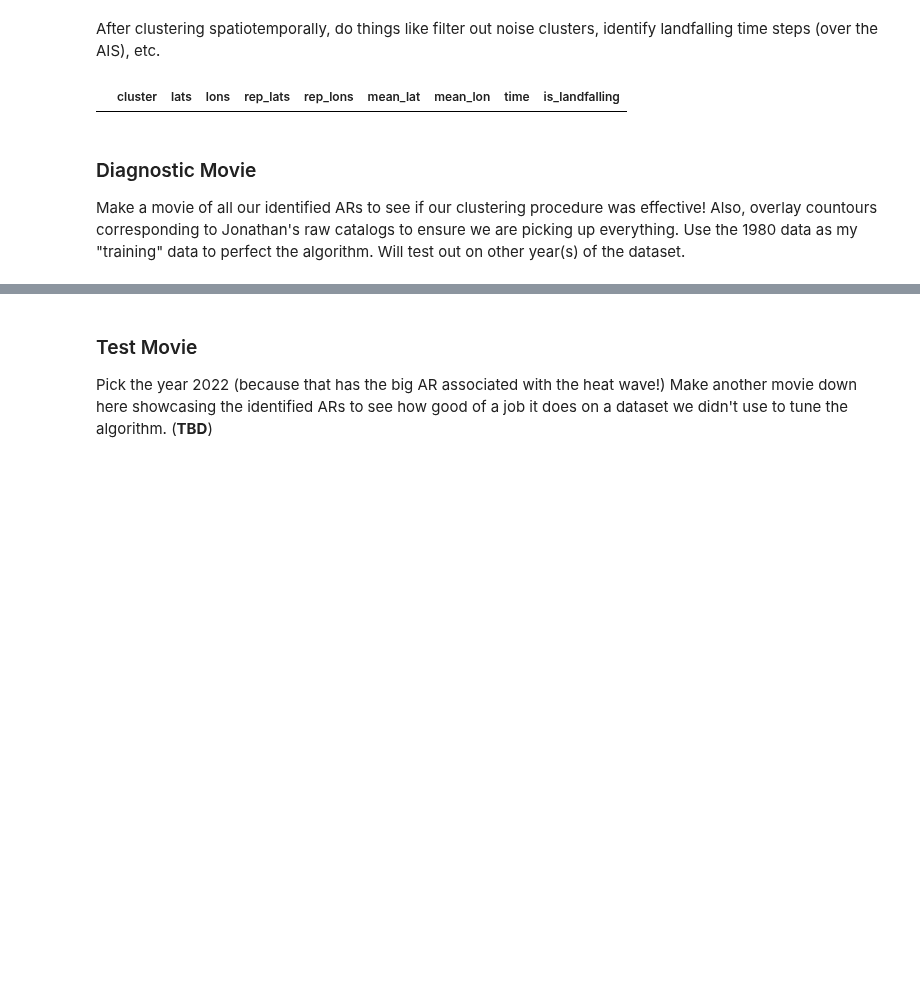
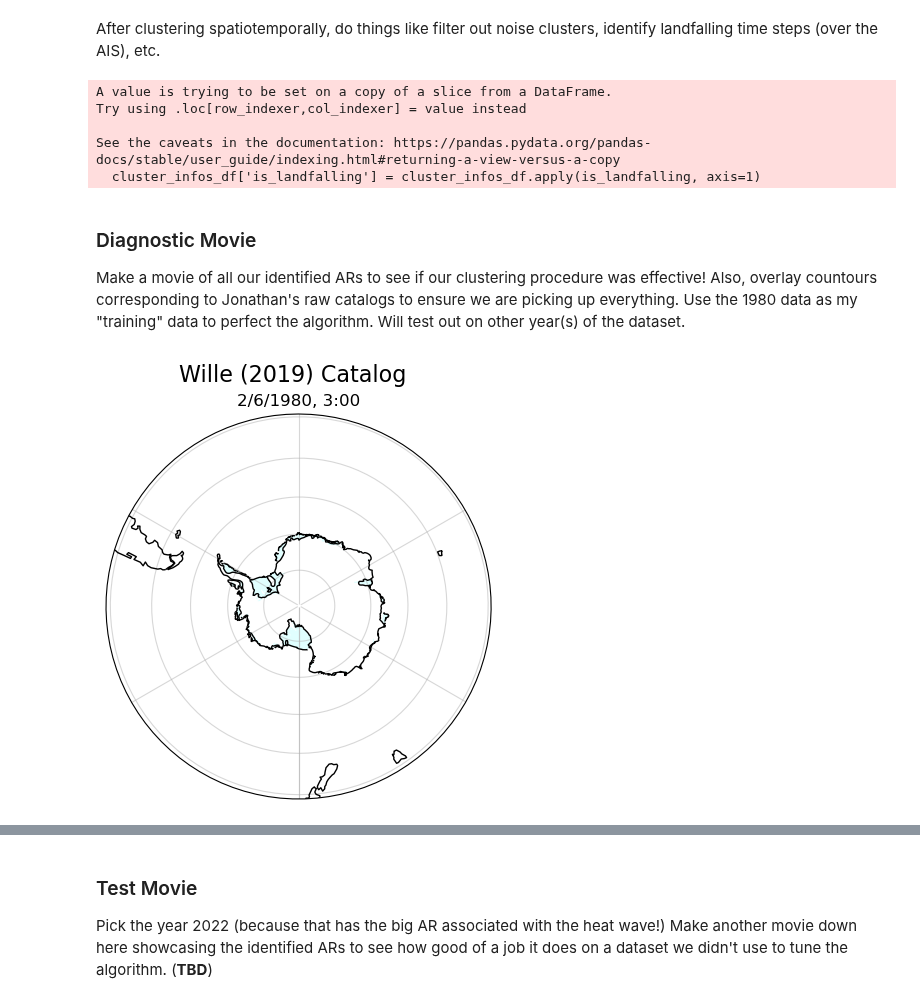
Before and after one commit to jbbutler/extreme_antarctic_ARs, a Jupyter notebook: notebooks/identifier.ipynb, the cells around one changed output, grey strips where cells are left out. Saved outputs shown, nothing was run; the diff lists cells and outputs as text; code cells hidden in the pictures; blank space fills up the shorter version.

```diff
--- a/notebooks/identifier.ipynb
+++ b/notebooks/identifier.ipynb
@@ -422,7 +87,8 @@ After clustering spatiotemporally, do things like filter out noise clusters, ide
 # %%
 # remove noise clusters
 # noise cluster meaning they are one-off ARs
-cluster_infos_df = cluster_infos_df[cluster_infos_df['cluster'] != noise_label]
+cluster_infos_df = obj
+cluster_infos_df = cluster_infos_df[cluster_infos_df['cluster'] != -1]
 # %%
 # get ais points
 ais_mask_lats = ais_mask.lat[np.where(ais_mask.to_numpy())[0]].to_numpy()
@@ -440,7 +106,9 @@ def is_landfalling(row):
 
 # add is_landfalling column to each AR at each time step
 cluster_infos_df['is_landfalling'] = cluster_infos_df.apply(is_landfalling, axis=1)
+# %% [output]
+A value is trying to be set on a copy of a slice from a DataFrame.
+Try using .loc[row_indexer,col_indexer] = value instead
+
+See the caveats in the documentation: https://pandas.pydata.org/pandas-docs/stable/user_guide/indexing.html#returning-a-view-versus-a-copy
+  cluster_infos_df['is_landfalling'] = cluster_infos_df.apply(is_landfalling, axis=1)
-# %%
-cluster_infos_df[cluster_infos_df.time.dt.year == 1981]
-# %% [output]
-|  | cluster | lats | lons | rep_lats | rep_lons | mean_lat | mean_lon | time | is_landfalling |
@@ -452,0 +169,12 @@ Make a movie of all our identified ARs to see if our clustering procedure was ef
+# %%
+fig, ax = plt.subplots(figsize=(5,5), subplot_kw=dict(projection=ccrs.Stereographic(central_longitude=0., central_latitude=-90.)))
+plt_time(0)
+fig.suptitle('Wille (2019) Catalog', fontsize=16)
+
+def update_img(i):
+    ax.clear()
+    plt_time(i)
+
+ani = animation.FuncAnimation(fig, update_img, frames=len(times))
+# %% [output]
+[figure, added]
```
Also changed, not shown: parts of 37 cells of this notebook, 11 other files.
